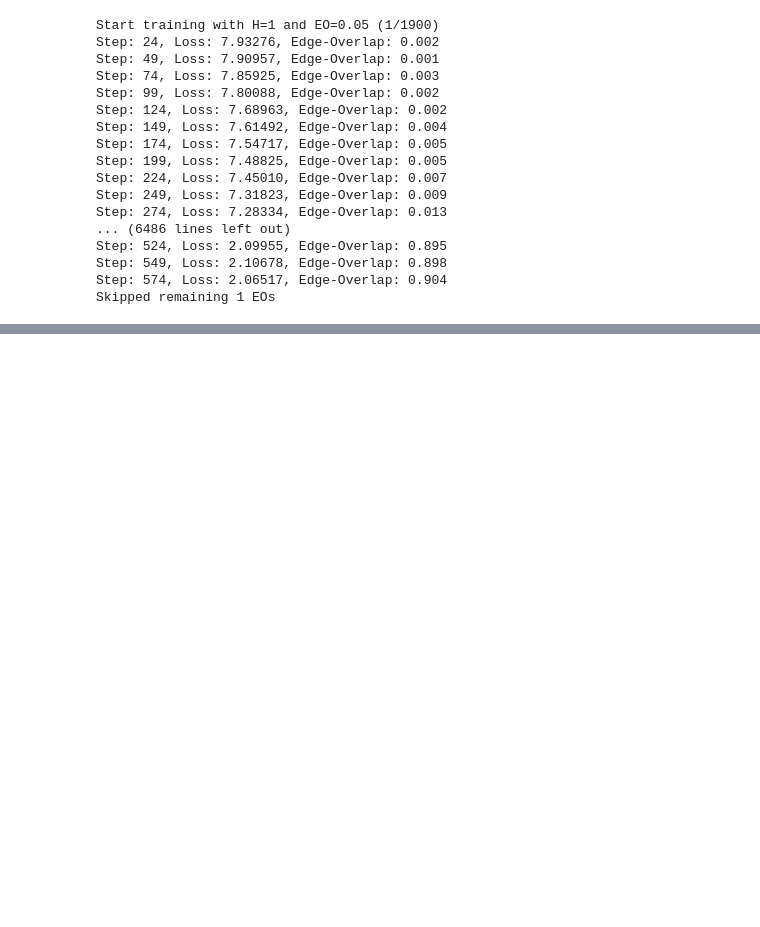
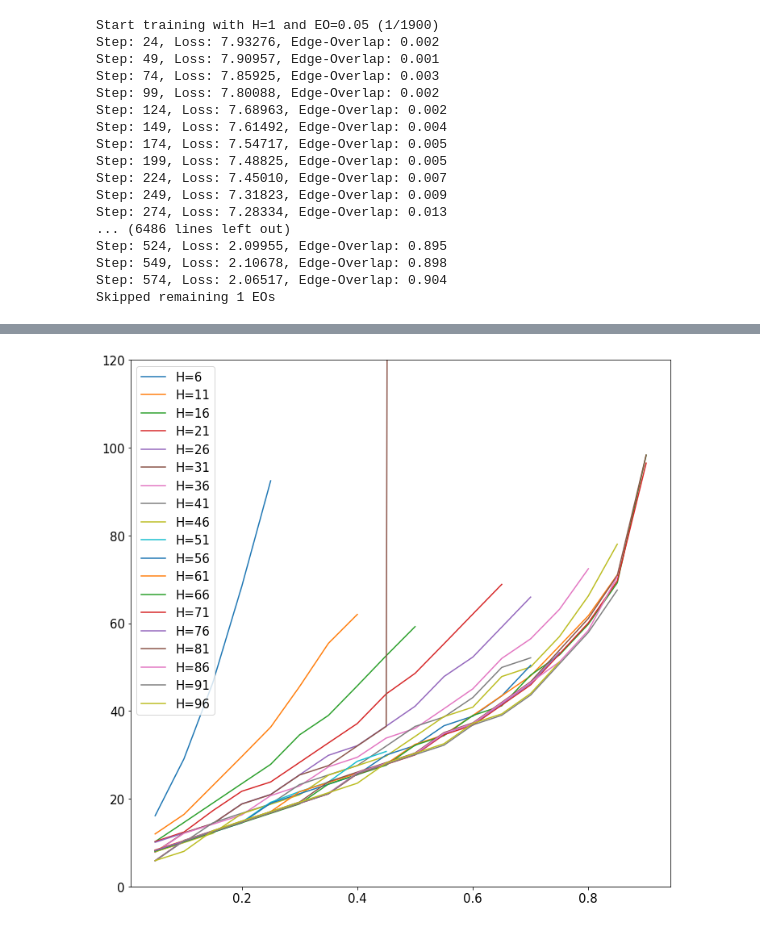
Before and after one commit to hheidrich/Net, a Jupyter notebook: exp/HyperparameterTesting.ipynb, the cells around one changed output, grey strips where cells are left out. Cells and saved outputs as stored; diff of their text form; code cells hidden in the pictures; blank space fills up the shorter version.

```diff
--- a/exp/HyperparameterTesting.ipynb
+++ b/exp/HyperparameterTesting.ipynb
@@ -240,0 +246,19 @@ make_H_EO_grid_heatplot(dict_of_dicts_of_statistics=dict_of_dicts_of_statistics,
+# %%
+times = np.zeros((len(Hs),len(EOs)))
+times.fill(None)
+
+for key, value in dict_of_dicts_of_statistics.items():
+    times[key[0], key[1]] = value['time']
+# %%
+f, axs = plt.subplots(figsize=(12,12))
+
+for i in range(len(Hs)):
+    if i % 5 == 0:
+        if not np.isnan(times[i]).all():
+            axs.plot(EOs, times[i], label=f'H={Hs[i]}')
+
+plt.ylim(0,120)
+plt.legend()
+plt.show()
+# %% [output]
+[figure, added]
```
Also changed, not shown: parts of 4 cells of this notebook, 4 other files.
